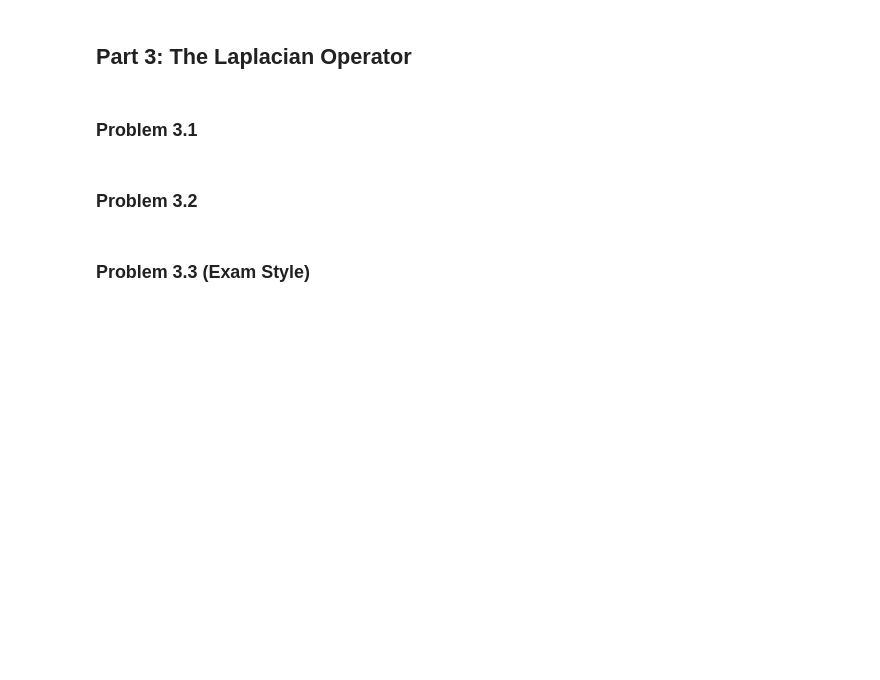
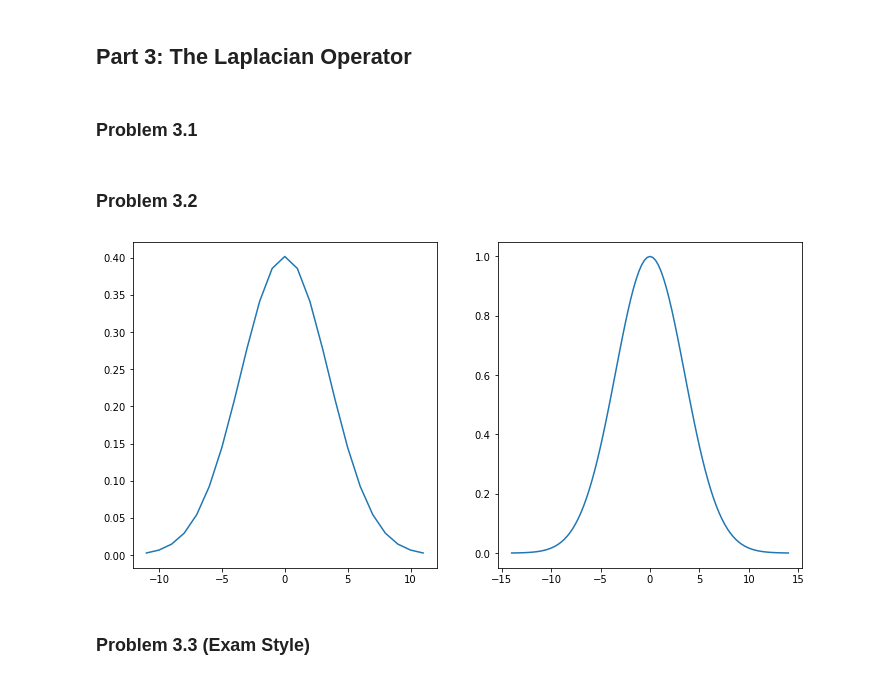
Before and after one commit to beckadd/cs527, a Jupyter notebook: homework02/homework02.ipynb, the cells around one changed output. Cells and saved outputs as stored; diff of their text form; code cells hidden in the pictures; blank space fills up the shorter version.

```diff
--- a/homework02/homework02.ipynb
+++ b/homework02/homework02.ipynb
@@ -235,9 +229,32 @@ def compare(fs, xs=None, show=show_plot):
 sigma = 3.5
 tail, samples = 4 * sigma, 101
 fine_x = np.linspace(-tail, tail, samples)
+# %%
+def normalize(kernel, probe):
+    assert kernel.shape == probe.shape, "kernel and probe must have same dimensions"
+    k = 1 / (convolution(kernel, probe))**0.5
+    return k * kernel
+# %%
+def gaussian(sigma, x = None):
+    def gauss_in_x(x):
+        numerator = -1*(x.T*x)
+        denominator = 2*(sigma**2)
+        return np.exp(numerator/denominator)
+
+
+    if x is None:
+        x = x_range(sigma)
+        gaussian_kernel = gauss_in_x(x)
+        probe = np.flip(gaussian_kernel)
+        return normalize(gaussian_kernel, probe), x
+
+    else:
+        return gauss_in_x(x)
 # %%
-# gauss, kernel_x = gaussian(sigma)
-# fine_gauss = gaussian(sigma, fine_x)
-# compare((gauss, fine_gauss), xs=(kernel_x, fine_x))
+gauss, kernel_x = gaussian(sigma)
+fine_gauss = gaussian(sigma, fine_x)
+compare((gauss, fine_gauss), xs=(kernel_x, fine_x))
+# %% [output]
+[figure, added]
 # %% [markdown]
 ### Problem 3.3 (Exam Style)
```
Also changed, not shown: parts of 12 cells of this notebook, 3 other files.
